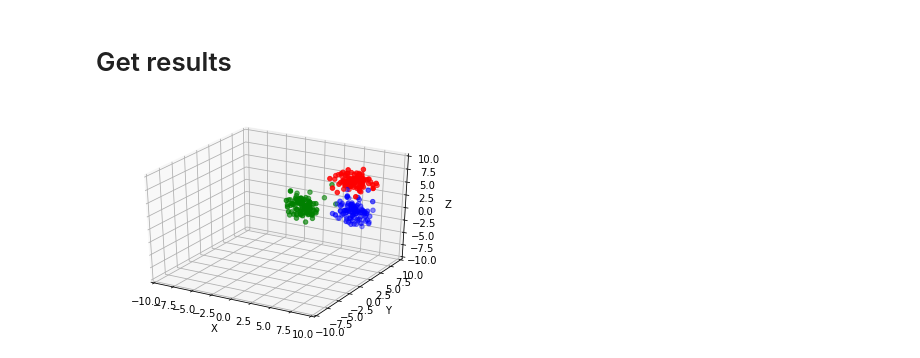
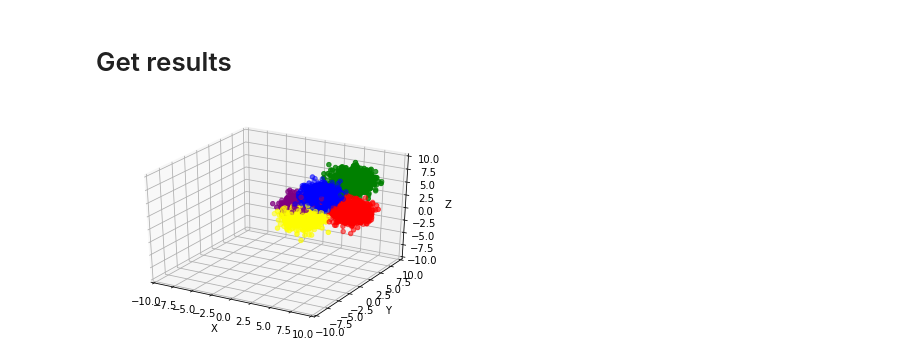
Before and after one commit to brooda/kMeansCuda, a Jupyter notebook: input/CreateInput.ipynb, the cells around one changed output. Saved outputs shown, nothing was run; the diff lists cells and outputs as text; code cells hidden in the pictures.

```diff
--- a/input/CreateInput.ipynb
+++ b/input/CreateInput.ipynb
@@ -9,6 +9,8 @@ import matplotlib.pyplot as plt
 size = 5000
 # %%
 labels = open(f'../results/{size}.txt', 'r').read().split(",")
+# %%
+labels = [int(l) for l in labels]
 # %%
 colors= ['red' if l == 0 else 'yellow' if l == 1 else 'purple' if l == 2 else 'green' if l==3 else 'blue' for l in labels]
 # %%
@@ -16,17 +18,17 @@ df = pd.read_csv("./5/5000.csv", names=["x", "y", "z"])
 # %%
 from mpl_toolkits.mplot3d import Axes3D
 fig = plt.figure()
 ax = fig.add_subplot(111, projection='3d')
 
-ax.scatter(df.x, df.y, df, color=colors)
+ax.scatter(df.x, df.y, df.z, color=colors)
 ax.set_xlim3d(-10, 10)
 ax.set_ylim3d(-10, 10)
 ax.set_zlim3d(-10, 10)
 
 ax.set_xlabel('X')
 ax.set_ylabel('Y')
 ax.set_zlabel('Z')
 
 plt.show()
 # %% [output]
-[figure, old version]
+[figure, new version]
```
Also changed, not shown: 15 other files.
